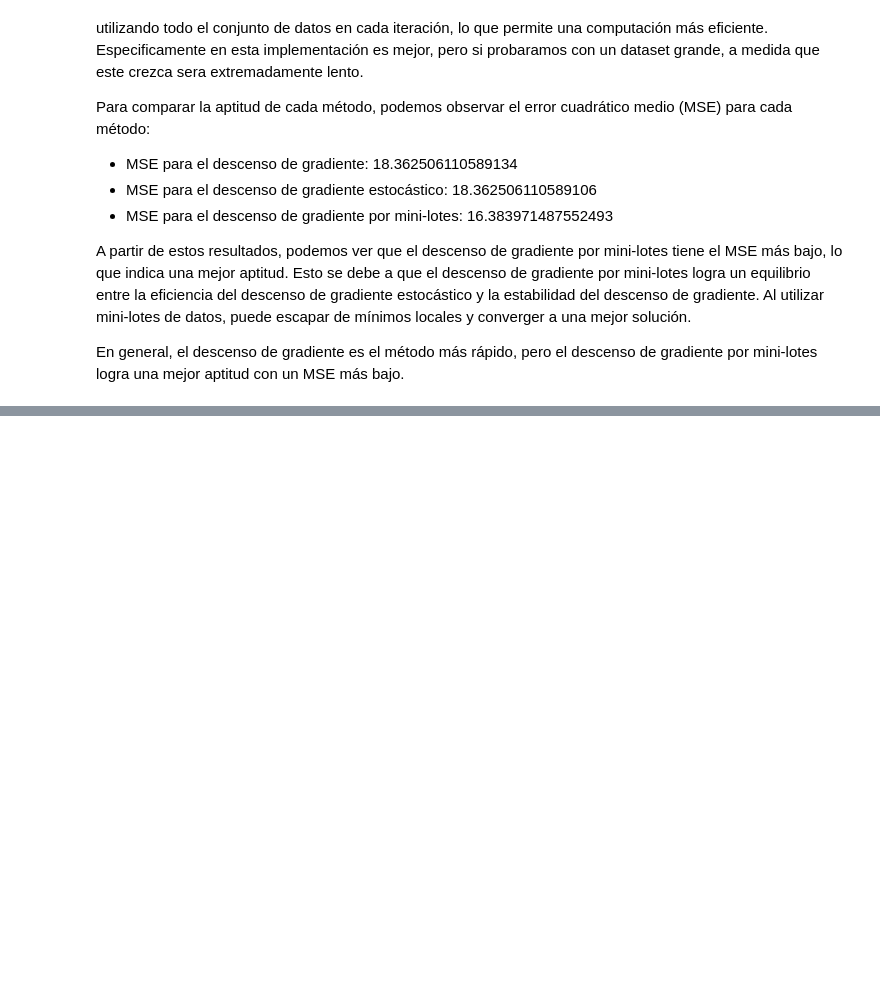
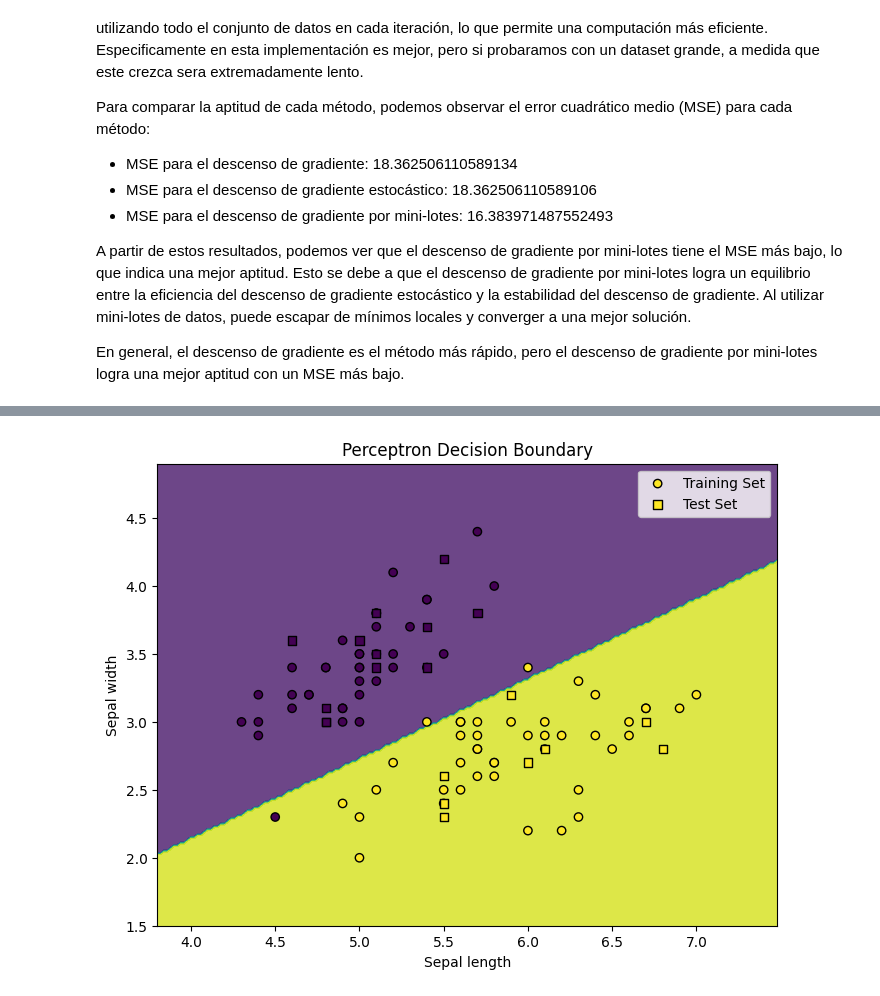
Before and after one commit to AndresQuinto5/IA_LAB3, a Jupyter notebook: Laboratorio3.ipynb, the cells around one changed output, grey strips where cells are left out. Drawn from its saved outputs; the diff is of its cells as text; code cells hidden in the pictures; blank space fills up the shorter version.

```diff
--- a/Laboratorio3.ipynb
+++ b/Laboratorio3.ipynb
@@ -368,0 +371,79 @@ En general, el descenso de gradiente es el método más rápido, pero el descens
+# %%
+import numpy as np
+from sklearn.datasets import load_iris
+from sklearn.linear_model import Perceptron
+from sklearn.metrics import classification_report
+from sklearn.model_selection import train_test_split
+from sklearn.metrics import confusion_matrix
+import matplotlib.pyplot as plt
+
+'''
+
+    Content of the iris dataset: https://scikit-learn.org/1.0/auto_examples/datasets/plot_iris_dataset.html
+    https://scikit-learn.org/stable/auto_examples/datasets/plot_iris_dataset.html
+
+'''
+
+def plot_perceptron_decision_boundary():
+    """
+    Loads the Iris dataset, trains a Perceptron model, and plots the decision boundary.
+
+    Returns:
+    None
+    """
+    # Load the Iris dataset
+    iris = load_iris()
+    X = iris.data[:, :2]  # Only consider the first two features for simplicity
+    y = iris.target
+
+    # Select only the samples corresponding to class 1 and class 2
+    X = X[y < 2][:, :2]  # Only consider "sepal length" and "sepal width" features
+    y = y[y > 0]
+
+    # Split the data into training and test sets
+    X_train, X_test, y_train, y_test = train_test_split(X, y, test_size=0.2, random_state=42)
+
+    # Create a Perceptron object
+    perceptron = Perceptron()
+
+    # Train the Perceptron
+    perceptron.fit(X_train, y_train)
+
+    # Plot the decision boundary
+    x_min, x_max = X[:, 0].min() - 0.5, X[:, 0].max() + 0.5
+    y_min, y_max = X[:, 1].min() - 0.5, X[:, 1].max() + 0.5
+    xx, yy = np.meshgrid(np.arange(x_min, x_max, 0.02),
+                         np.arange(y_min, y_max, 0.02))
+    Z = perceptron.predict(np.c_[xx.ravel(), yy.ravel()])
+    Z = Z.reshape(xx.shape)
+
+    plt.figure(figsize=(8, 6))
+    plt.contourf(xx, yy, Z, alpha=0.8)
+    plt.scatter(X_train[:, 0], X_train[:, 1], c=y_train, edgecolors='k', label='Training Set')
+    plt.scatter(X_test[:, 0], X_test[:, 1], c=y_test, edgecolors='k', marker='s', label='Test Set')
+    plt.xlabel('Sepal length')
+    plt.ylabel('Sepal width')
+    plt.title('Perceptron Decision Boundary')
+    plt.legend()
+    plt.show()
+
+    # Predict the class labels for the samples
+    y_train_pred = perceptron.predict(X_train)
+    y_test_pred = perceptron.predict(X_test)
+
+    # Generate the classification report for training set
+    train_report = classification_report(y_train, y_train_pred)
+
+    # Generate the classification report for test set
+    test_report = classification_report(y_test, y_test_pred)
+
+    # Print the classification reports
+    print("Training Set Classification Report:")
+    print(train_report)
+    print("Test Set Classification Report:")
+    print(test_report)
+
+
+plot_perceptron_decision_boundary()
+# %% [output]
+[figure, added]
```
Also changed, not shown: parts of 4 cells of this notebook.
